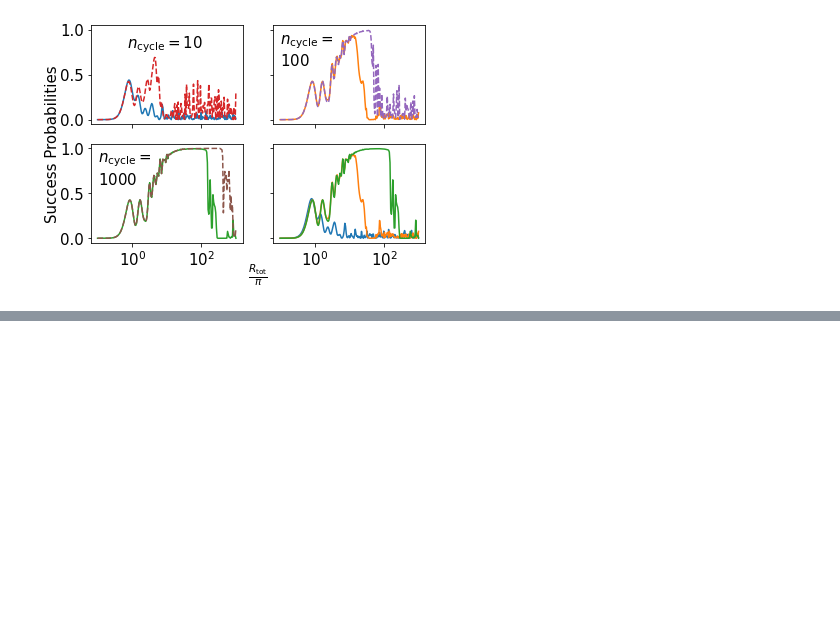
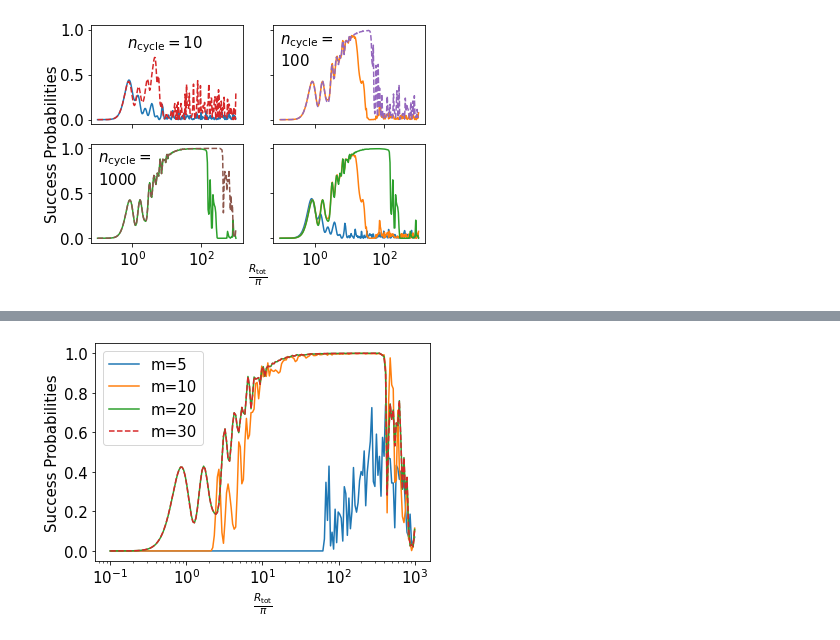
Before and after one commit to qci-github/eqc-studies, a Jupyter notebook: optical_annealing_code/optical_annealing_paper_plots.ipynb, the cells around one changed output, grey strips where cells are left out. Cells and saved outputs as stored; diff of their text form; code cells hidden in the pictures; blank space fills up the shorter version.

```diff
--- a/optical_annealing_code/optical_annealing_paper_plots.ipynb
+++ b/optical_annealing_code/optical_annealing_paper_plots.ipynb
@@ -597,0 +637,14 @@ plt.show()
+# %%
+plt.semilogx(tot_angle_arr/np.pi,probs_arr_ideal_pows[:,0],label='m=5')
+plt.semilogx(tot_angle_arr/np.pi,probs_arr_ideal_pows[:,1],label='m=10')
+plt.semilogx(tot_angle_arr/np.pi,probs_arr_ideal_pows[:,2],label='m=20')
+plt.semilogx(tot_angle_arr/np.pi,probs_arr_ideal_pows[:,3],'--',label='m=30')
+plt.legend(fontsize=15)
+plt.ylabel('Success Probabilities',fontsize=15)
+plt.xlabel(r'$\frac{R_\mathrm{tot}}{\pi}$',fontsize=15)
+ax0=plt.gca()
+ax0.tick_params(labelsize=15)
+plt.savefig('figures/convergence_demo_m.pdf',bbox_inches='tight')
+plt.show()
+# %% [output]
+[figure, added]
```
Also changed, not shown: parts of 8 cells of this notebook.
